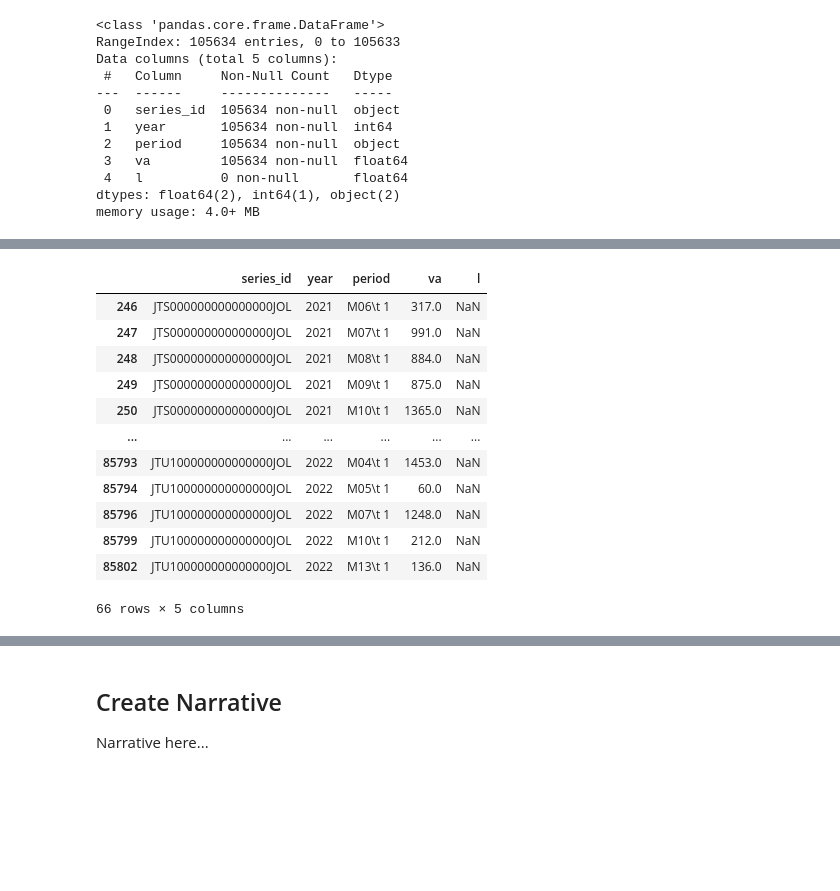
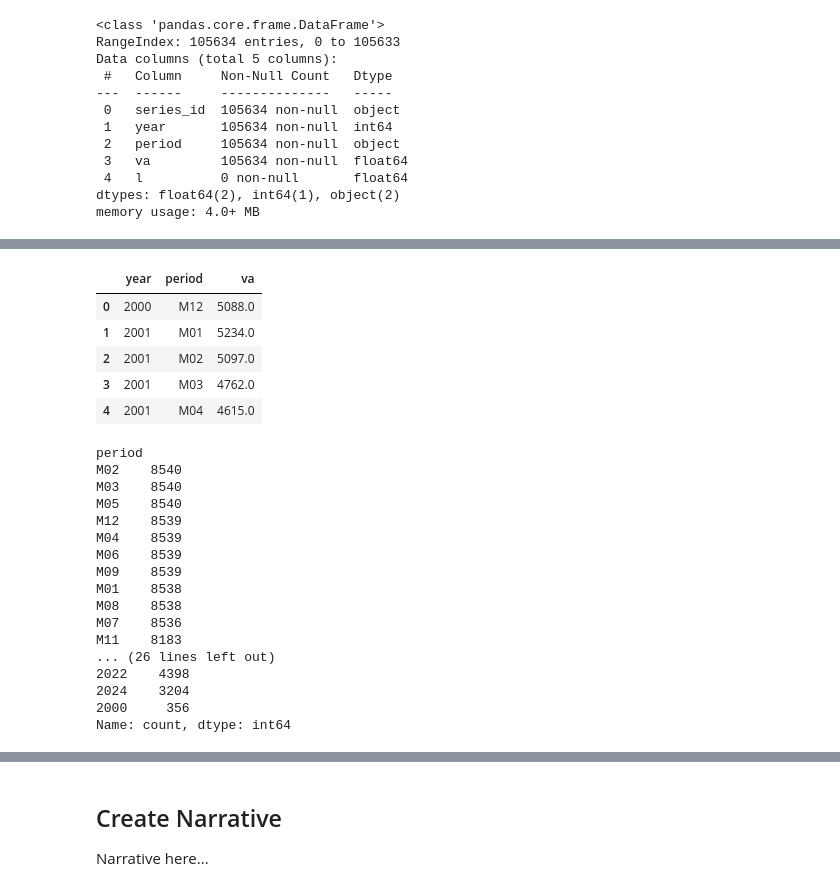
Before and after one commit to mdgarber/DataStoryTelling-JOLTS, a Jupyter notebook: DataStoryTelling-JOLTS.ipynb, the cells around one changed output, grey strips where cells are left out. Saved outputs shown, nothing was run; the diff lists cells and outputs as text; code cells hidden in the pictures; blank space fills up the shorter version.

```diff
--- a/DataStoryTelling-JOLTS.ipynb
+++ b/DataStoryTelling-JOLTS.ipynb
@@ -128,16 +104,41 @@ Name: count, dtype: int64
 # %%
-joltsData[joltsData['period'].str.contains('\t')]
+# Clean Data
+
+# Drop unneeded Columns
+joltsData = joltsData.drop(['series_id', 'l'], axis=1)
+
+# Drop rows with wierd month notations (e.x. "M06\t 1	")
+rowsToDrop = joltsData[joltsData['period'].str.contains('\t')].index
+joltsData = joltsData.drop(index=rowsToDrop)
+#joltsData[joltsData['period'].str.contains('\t')]
-# %% [output]
-|  | series_id | year | period | va | l |
-| 246 | JTS000000000000000JOL | 2021 | M06\t 1 | 317.0 | NaN |
-| 247 | JTS000000000000000JOL | 2021 | M07\t 1 | 991.0 | NaN |
-| 248 | JTS000000000000000JOL | 2021 | M08\t 1 | 884.0 | NaN |
-| 249 | JTS000000000000000JOL | 2021 | M09\t 1 | 875.0 | NaN |
-| 250 | JTS000000000000000JOL | 2021 | M10\t 1 | 1365.0 | NaN |
-| ... | ... | ... | ... | ... | ... |
-| 85793 | JTU100000000000000JOL | 2022 | M04\t 1 | 1453.0 | NaN |
-| 85794 | JTU100000000000000JOL | 2022 | M05\t 1 | 60.0 | NaN |
-| 85796 | JTU100000000000000JOL | 2022 | M07\t 1 | 1248.0 | NaN |
-| 85799 | JTU100000000000000JOL | 2022 | M10\t 1 | 212.0 | NaN |
-| 85802 | JTU100000000000000JOL | 2022 | M13\t 1 | 136.0 | NaN |
-66 rows × 5 columns
+# %%
+# Check DF after cleaning
+joltsData.head()
+# %% [output]
+|  | year | period | va |
+| 0 | 2000 | M12 | 5088.0 |
+| 1 | 2001 | M01 | 5234.0 |
+| 2 | 2001 | M02 | 5097.0 |
+| 3 | 2001 | M03 | 4762.0 |
+| 4 | 2001 | M04 | 4615.0 |
+# %%
+# re-check data cleanliness - post clean
+print(joltsData['period'].value_counts())
+# %% [output]
+period
+M02    8540
+M03    8540
+M05    8540
+M12    8539
+M04    8539
+M06    8539
+M09    8539
+M01    8538
+M08    8538
+M07    8536
+M11    8183
+... (26 lines left out)
+2022    4398
+2024    3204
+2000     356
+Name: count, dtype: int64
```
Also changed, not shown: parts of 6 cells of this notebook.
